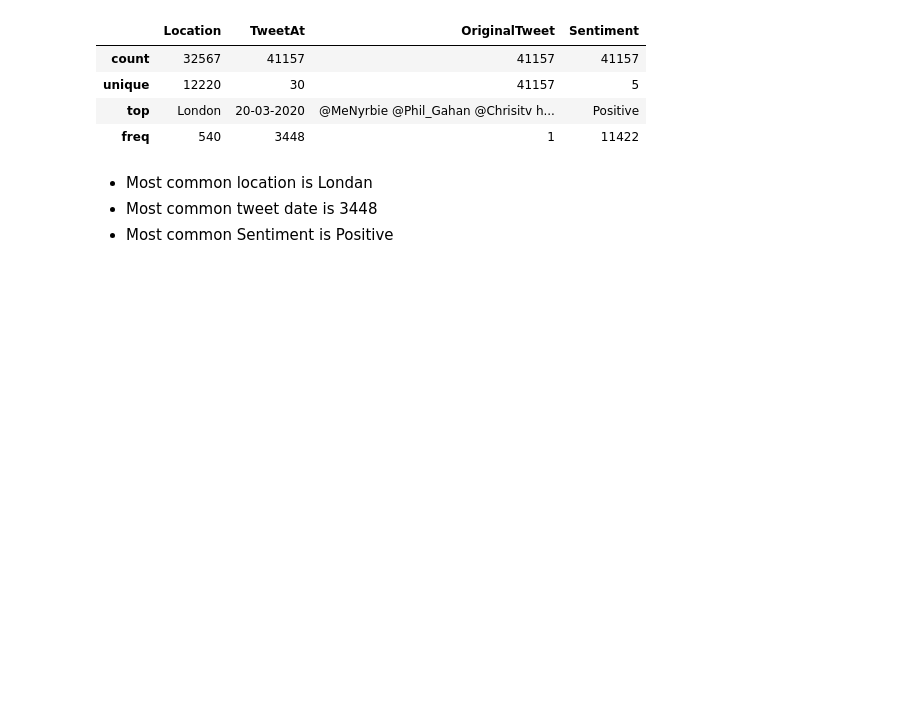
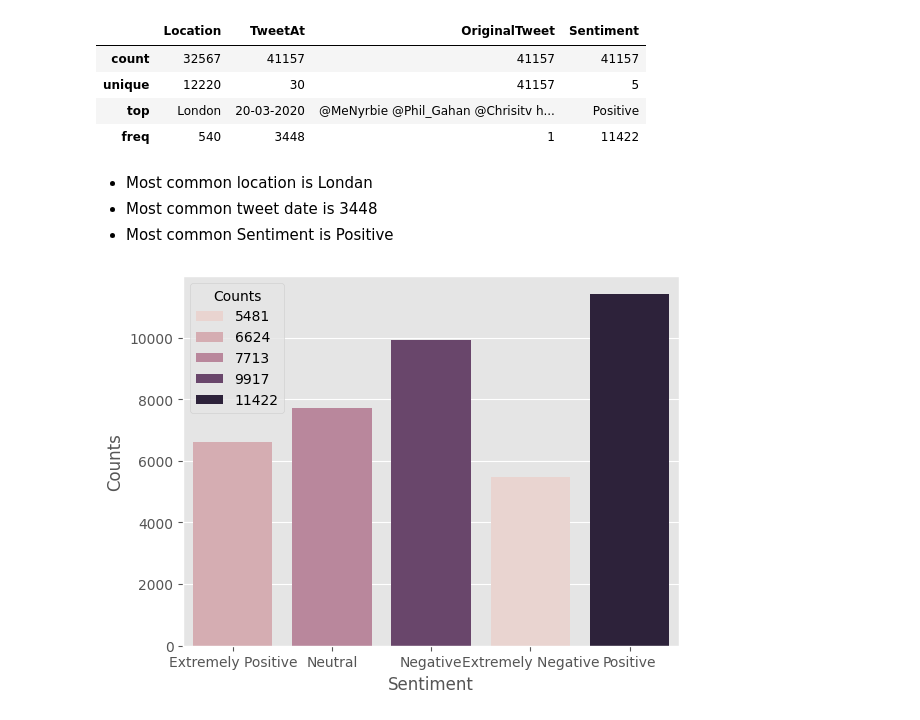
Before and after one commit to 1nuc/nlp-python-project, a Jupyter notebook: src/Text Classification/run.ipynb, the cells around one changed output. Drawn from its saved outputs; the diff is of its cells as text; code cells hidden in the pictures; blank space fills up the shorter version.

```diff
--- a/src/Text Classification/run.ipynb
+++ b/src/Text Classification/run.ipynb
@@ -12,0 +26,3 @@ training_data=pl.read_csv(input_path/'Corona_NLP_train.csv')
+# %%
+training_data=training_data.with_columns(pl.col('Location').fill_null('unknown'))
+training_data.null_count()
@@ -71,0 +95,8 @@ training_data.to_pandas().describe(include="object")
+# %%
+from lib import loadProfile
+sentiment_data=training_data.group_by('Sentiment').len().select(pl.col('Sentiment'), pl.col('len').alias('Counts'))
+# %%
+Plots=loadProfile(sentiment_data)
+Plots.barplot_seaborn('Sentiment','Counts')
+# %% [output]
+[figure, added]
```
Also changed, not shown: parts of 8 cells of this notebook, 1 other file.
